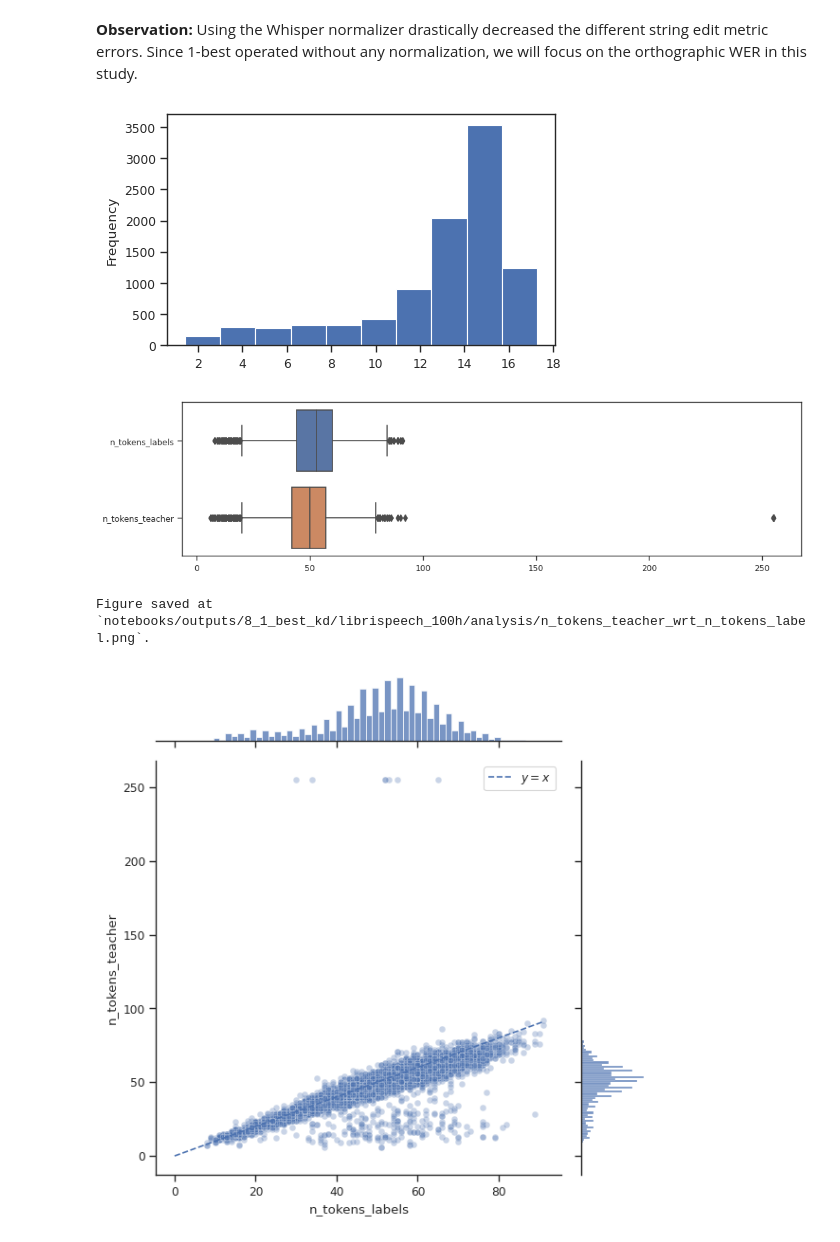
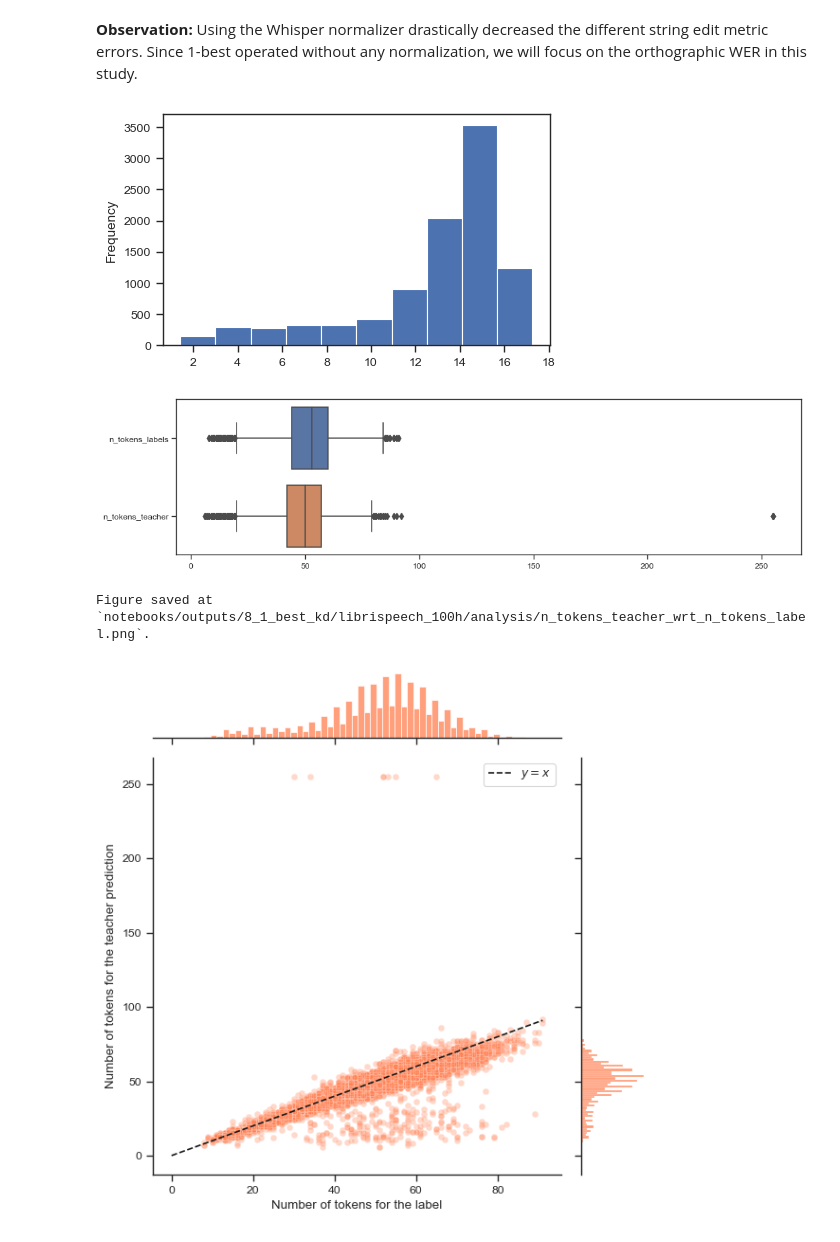
Before and after one commit to tonywu71/distilling-and-forgetting-in-large-pre-trained-models, a Jupyter notebook: notebooks/analyze_whisper_hallucinations-medium-librispeech.ipynb, the cells around one changed output. Cells and saved outputs as stored; diff of their text form; code cells hidden in the pictures.

```diff
--- a/notebooks/analyze_whisper_hallucinations-medium-librispeech.ipynb
+++ b/notebooks/analyze_whisper_hallucinations-medium-librispeech.ipynb
@@ -38,7 +38,7 @@ OUTPUT_DIR.mkdir(parents=True, exist_ok=True)
 # %%
 load_from_pickle = True
 
-pickle_filepath = "/home/tw581/rds/hpc-work/librispeech_medium_cached_33p.pkl"
+pickle_filepath = "notebooks/data/librispeech_medium_cached_33p.pkl"
 ds_dirpath = "/home/tw581/rds/rds-altaslp-8YSp2LXTlkY/experiments/tw581/cache/huggingface/k_beam_search_cache/librispeech_clean_100h/whisper-medium/k_1/train"
 # %% [markdown]
 ## Load tokenizer
@@ -115,26 +115,28 @@ dict_string_edit_metrics
 plt.figure(figsize=(5, 3))
 df["audio_length"].plot.hist();
 # %% [output]
-[figure, old version]
+[figure, new version]
 # %%
 plt.figure(figsize=(12, 3))
 sns.boxplot(data=df[["n_tokens_labels", "n_tokens_teacher"]], orient="h");
 # %% [output]
-[figure, old version]
+[figure, new version]
 # %%
 x_col = "n_tokens_labels"
 y_col = "n_tokens_teacher"
 
-sns.jointplot(data=df, x=x_col, y=y_col, alpha=0.3)
+sns.jointplot(data=df, x=x_col, y=y_col, alpha=0.3, color="coral")
 line_max_coord = min(df[x_col].max(), df[y_col].max())
-plt.plot([0, line_max_coord], [0, line_max_coord], 'b--', label=r"$y=x$")
+plt.plot([0, line_max_coord], [0, line_max_coord], 'k--', label=r"$y=x$")
 plt.legend()
+plt.xlabel("Number of tokens for the label")
+plt.ylabel("Number of tokens for the teacher prediction")
 plt.tight_layout()
 
 savepath = OUTPUT_DIR / "analysis" / "n_tokens_teacher_wrt_n_tokens_label.png"
 savepath.parent.mkdir(parents=True, exist_ok=True)
 plt.savefig(savepath)
 print(f"Figure saved at `{savepath}`.")
 # %% [output]
 Figure saved at `notebooks/outputs/8_1_best_kd/librispeech_100h/analysis/n_tokens_teacher_wrt_n_tokens_label.png`.
-[figure, old version]
+[figure, new version]
```
Also changed, not shown: parts of 9 cells of this notebook, 2 other files.
